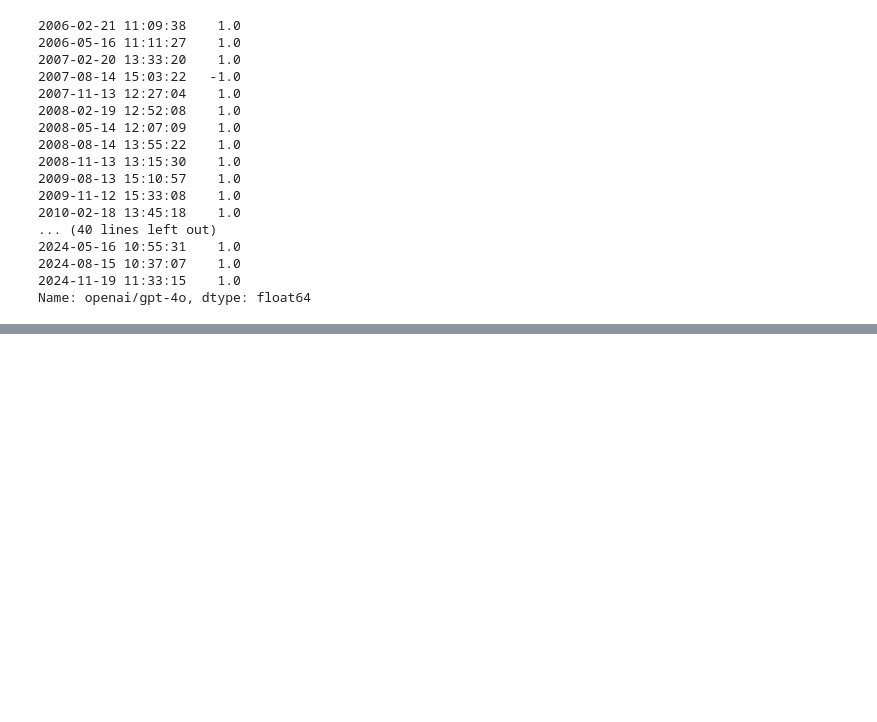
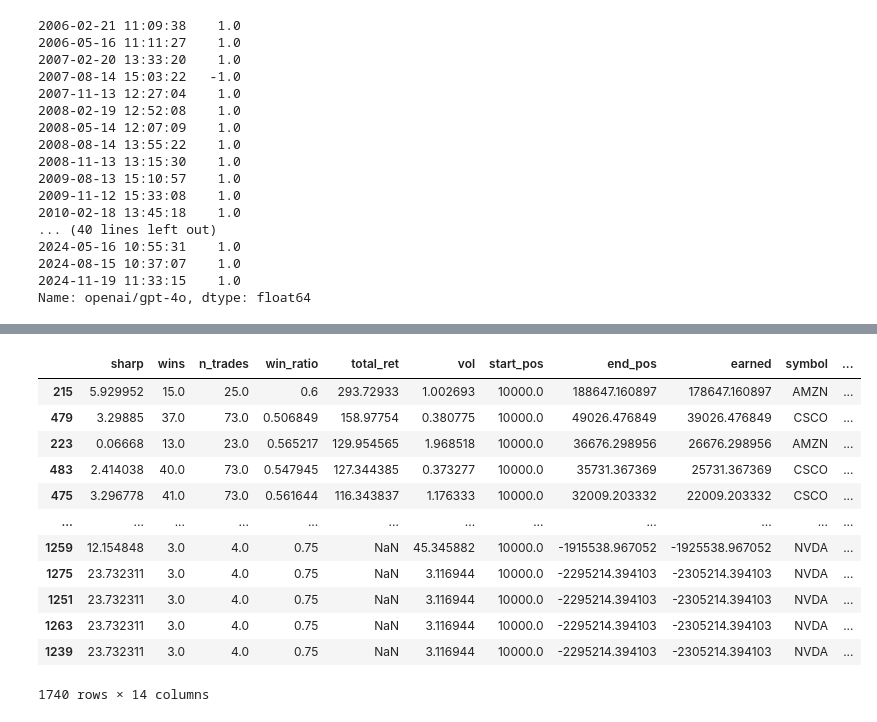
Before and after one commit to lukaskiss222/trascript-AI-trading, a Jupyter notebook: processing.ipynb, the cells around one changed output, grey strips where cells are left out. Cells and saved outputs as stored; diff of their text form; code cells hidden in the pictures; blank space fills up the shorter version.

```diff
--- a/processing.ipynb
+++ b/processing.ipynb
@@ -310,0 +466,16 @@ plt.show()
+# %%
+backtest_results.sort_values(by='earned',ascending=False)
+# %% [output]
+|  | sharp | wins | n_trades | win_ratio | total_ret | vol | start_pos | end_pos | earned | symbol | ... |
+| 215 | 5.929952 | 15.0 | 25.0 | 0.6 | 293.72933 | 1.002693 | 10000.0 | 188647.160897 | 178647.160897 | AMZN | ... |
+| 479 | 3.29885 | 37.0 | 73.0 | 0.506849 | 158.97754 | 0.380775 | 10000.0 | 49026.476849 | 39026.476849 | CSCO | ... |
+| 223 | 0.06668 | 13.0 | 23.0 | 0.565217 | 129.954565 | 1.968518 | 10000.0 | 36676.298956 | 26676.298956 | AMZN | ... |
+| 483 | 2.414038 | 40.0 | 73.0 | 0.547945 | 127.344385 | 0.373277 | 10000.0 | 35731.367369 | 25731.367369 | CSCO | ... |
+| 475 | 3.296778 | 41.0 | 73.0 | 0.561644 | 116.343837 | 1.176333 | 10000.0 | 32009.203332 | 22009.203332 | CSCO | ... |
+| ... | ... | ... | ... | ... | ... | ... | ... | ... | ... | ... | ... |
+| 1259 | 12.154848 | 3.0 | 4.0 | 0.75 | NaN | 45.345882 | 10000.0 | -1915538.967052 | -1925538.967052 | NVDA | ... |
+| 1275 | 23.732311 | 3.0 | 4.0 | 0.75 | NaN | 3.116944 | 10000.0 | -2295214.394103 | -2305214.394103 | NVDA | ... |
+| 1251 | 23.732311 | 3.0 | 4.0 | 0.75 | NaN | 3.116944 | 10000.0 | -2295214.394103 | -2305214.394103 | NVDA | ... |
+| 1263 | 23.732311 | 3.0 | 4.0 | 0.75 | NaN | 3.116944 | 10000.0 | -2295214.394103 | -2305214.394103 | NVDA | ... |
+| 1239 | 23.732311 | 3.0 | 4.0 | 0.75 | NaN | 3.116944 | 10000.0 | -2295214.394103 | -2305214.394103 | NVDA | ... |
+1740 rows × 14 columns
```
Also changed, not shown: parts of 8 cells of this notebook, 1 other file.
